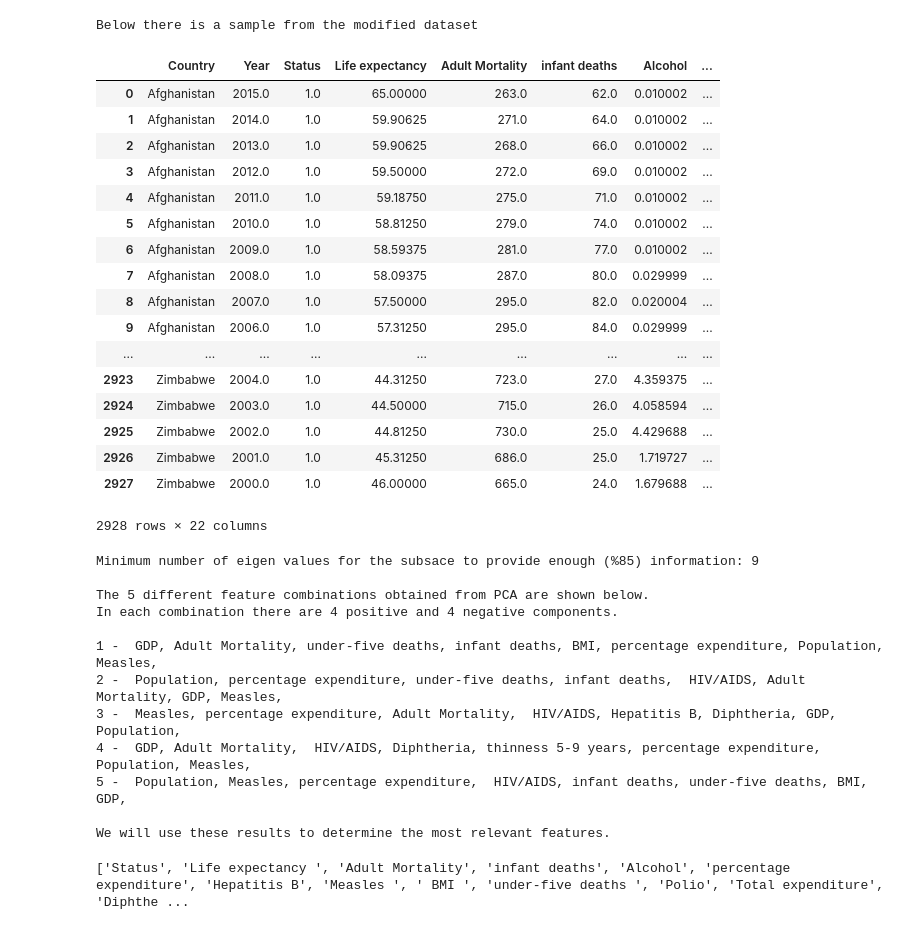
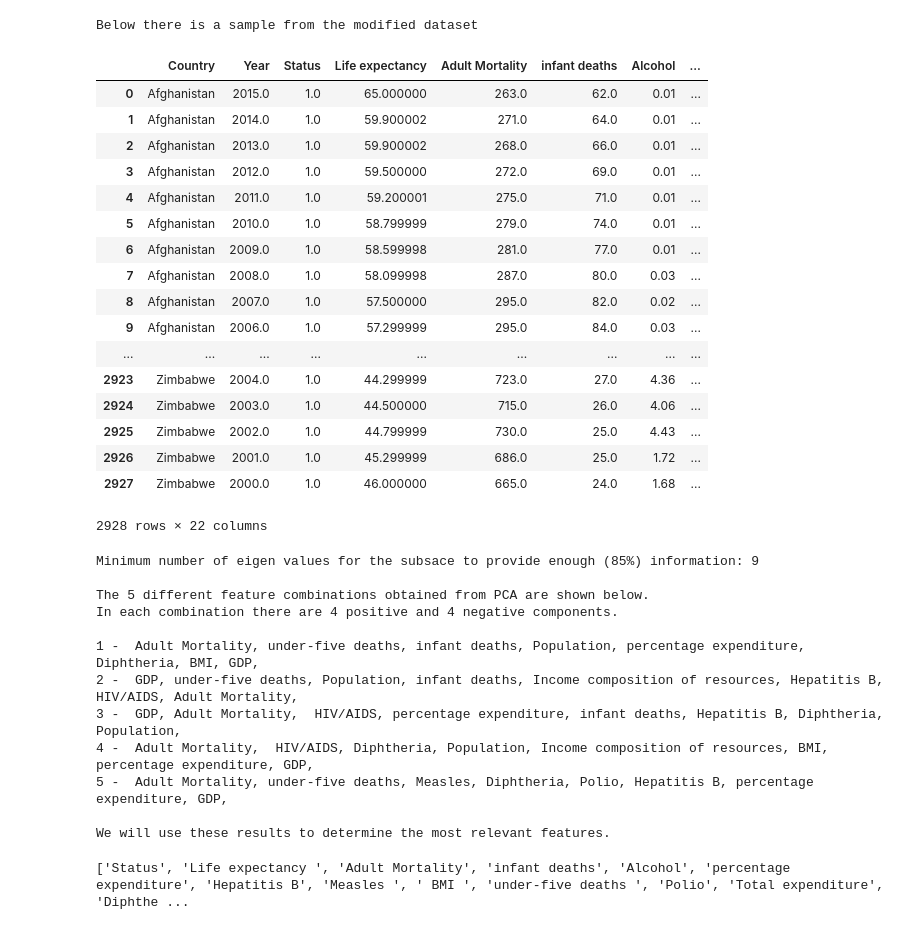
Before and after one commit to vv61Zhang/ECE143-Life-expectancy, a Jupyter notebook: main.ipynb, the cells around one changed output. Drawn from its saved outputs; the diff is of its cells as text; code cells hidden in the pictures.

```diff
--- a/main.ipynb
+++ b/main.ipynb
@@ -1,44 +1,47 @@
 # %%
-import pandas as pd
 from Project.Data_Cleaning import clean_data
+from Project.GDP_Pop_Extraction.extraction import extract_data
+
+df = extract_data()
 
 #This operation takes about 1.5 minutes on an average laptop, the modified dataset
 #can be read from the main directory if we are not focusing on this part
-data = clean_data.CleanData() # Use cd.CleanData(log_level = 0) to see logging messages
+data = clean_data.CleanData(df) # Use cd.CleanData(log_level = 0) to see logging messages
 #The main source of the wait time is __decimal_fix in the init function
 modified = data.modified
 NaN = data.NaN
 NoNaN = data.NoNaN
 feature_tables = data.feature_tables
 
-#To bypass the wait time above, comment the upper part, uncomment the line below
-#modified = pd.read_csv('Output/modified.csv')
+##To bypass the wait time above, comment the upper part, uncomment the lines below
+#import pandas as pd
+#modified = pd.read_csv('output/modified.csv')
 
 #To create csvs from the results of data cleaning
 #data.create_csvs()
 
 # A sample slice of the dataset
 print('\nBelow there is a sample from the modified dataset')
 modified
 # %% [output]
 Below there is a sample from the modified dataset
 |  | Country | Year | Status | Life expectancy | Adult Mortality | infant deaths | Alcohol | ... |
-| 0 | Afghanistan | 2015.0 | 1.0 | 65.00000 | 263.0 | 62.0 | 0.010002 | ... |
-| 1 | Afghanistan | 2014.0 | 1.0 | 59.90625 | 271.0 | 64.0 | 0.010002 | ... |
-| 2 | Afghanistan | 2013.0 | 1.0 | 59.90625 | 268.0 | 66.0 | 0.010002 | ... |
-| 3 | Afghanistan | 2012.0 | 1.0 | 59.50000 | 272.0 | 69.0 | 0.010002 | ... |
-| 4 | Afghanistan | 2011.0 | 1.0 | 59.18750 | 275.0 | 71.0 | 0.010002 | ... |
-| 5 | Afghanistan | 2010.0 | 1.0 | 58.81250 | 279.0 | 74.0 | 0.010002 | ... |
-| 6 | Afghanistan | 2009.0 | 1.0 | 58.59375 | 281.0 | 77.0 | 0.010002 | ... |
-| 7 | Afghanistan | 2008.0 | 1.0 | 58.09375 | 287.0 | 80.0 | 0.029999 | ... |
-| 8 | Afghanistan | 2007.0 | 1.0 | 57.50000 | 295.0 | 82.0 | 0.020004 | ... |
-| 9 | Afghanistan | 2006.0 | 1.0 | 57.31250 | 295.0 | 84.0 | 0.029999 | ... |
+| 0 | Afghanistan | 2015.0 | 1.0 | 65.000000 | 263.0 | 62.0 | 0.01 | ... |
+| 1 | Afghanistan | 2014.0 | 1.0 | 59.900002 | 271.0 | 64.0 | 0.01 | ... |
+| 2 | Afghanistan | 2013.0 | 1.0 | 59.900002 | 268.0 | 66.0 | 0.01 | ... |
+| 3 | Afghanistan | 2012.0 | 1.0 | 59.500000 | 272.0 | 69.0 | 0.01 | ... |
+| 4 | Afghanistan | 2011.0 | 1.0 | 59.200001 | 275.0 | 71.0 | 0.01 | ... |
+| 5 | Afghanistan | 2010.0 | 1.0 | 58.799999 | 279.0 | 74.0 | 0.01 | ... |
+| 6 | Afghanistan | 2009.0 | 1.0 | 58.599998 | 281.0 | 77.0 | 0.01 | ... |
+| 7 | Afghanistan | 2008.0 | 1.0 | 58.099998 | 287.0 | 80.0 | 0.03 | ... |
+| 8 | Afghanistan | 2007.0 | 1.0 | 57.500000 | 295.0 | 82.0 | 0.02 | ... |
+| 9 | Afghanistan | 2006.0 | 1.0 | 57.299999 | 295.0 | 84.0 | 0.03 | ... |
 | ... | ... | ... | ... | ... | ... | ... | ... | ... |
-| 2923 | Zimbabwe | 2004.0 | 1.0 | 44.31250 | 723.0 | 27.0 | 4.359375 | ... |
-| 2924 | Zimbabwe | 2003.0 | 1.0 | 44.50000 | 715.0 | 26.0 | 4.058594 | ... |
-| 2925 | Zimbabwe | 2002.0 | 1.0 | 44.81250 | 730.0 | 25.0 | 4.429688 | ... |
-| 2926 | Zimbabwe | 2001.0 | 1.0 | 45.31250 | 686.0 | 25.0 | 1.719727 | ... |
-| 2927 | Zimbabwe | 2000.0 | 1.0 | 46.00000 | 665.0 | 24.0 | 1.679688 | ... |
+| 2923 | Zimbabwe | 2004.0 | 1.0 | 44.299999 | 723.0 | 27.0 | 4.36 | ... |
+| 2924 | Zimbabwe | 2003.0 | 1.0 | 44.500000 | 715.0 | 26.0 | 4.06 | ... |
+| 2925 | Zimbabwe | 2002.0 | 1.0 | 44.799999 | 730.0 | 25.0 | 4.43 | ... |
+| 2926 | Zimbabwe | 2001.0 | 1.0 | 45.299999 | 686.0 | 25.0 | 1.72 | ... |
+| 2927 | Zimbabwe | 2000.0 | 1.0 | 46.000000 | 665.0 | 24.0 | 1.68 | ... |
 2928 rows × 22 columns
 # %%
 from Project.PCA import pca_analysis
@@ -66,16 +69,16 @@ for index,i in enumerate(finalcomp):
 
 print('\nWe will use these results to determine the most relevant features.')
 # %% [output]
-Minimum number of eigen values for the subsace to provide enough (%85) information: 9
+Minimum number of eigen values for the subsace to provide enough (85%) information: 9
 
 The 5 different feature combinations obtained from PCA are shown below.
 In each combination there are 4 positive and 4 negative components.
 
-1 -  GDP, Adult Mortality, under-five deaths, infant deaths, BMI, percentage expenditure, Population, Measles,
-2 -  Population, percentage expenditure, under-five deaths, infant deaths,  HIV/AIDS, Adult Mortality, GDP, Measles,
-3 -  Measles, percentage expenditure, Adult Mortality,  HIV/AIDS, Hepatitis B, Diphtheria, GDP, Population,
-4 -  GDP, Adult Mortality,  HIV/AIDS, Diphtheria, thinness 5-9 years, percentage expenditure, Population, Measles,
-5 -  Population, Measles, percentage expenditure,  HIV/AIDS, infant deaths, under-five deaths, BMI, GDP,
+1 -  Adult Mortality, under-five deaths, infant deaths, Population, percentage expenditure, Diphtheria, BMI, GDP,
+2 -  GDP, under-five deaths, Population, infant deaths, Income composition of resources, Hepatitis B,  HIV/AIDS, Adult Mortality,
+3 -  GDP, Adult Mortality,  HIV/AIDS, percentage expenditure, infant deaths, Hepatitis B, Diphtheria, Population,
+4 -  Adult Mortality,  HIV/AIDS, Diphtheria, Population, Income composition of resources, BMI, percentage expenditure, GDP,
+5 -  Adult Mortality, under-five deaths, Measles, Diphtheria, Polio, Hepatitis B, percentage expenditure, GDP,
 
 We will use these results to determine the most relevant features.
 # %%
```
Also changed, not shown: parts of 1 cell of this notebook.
